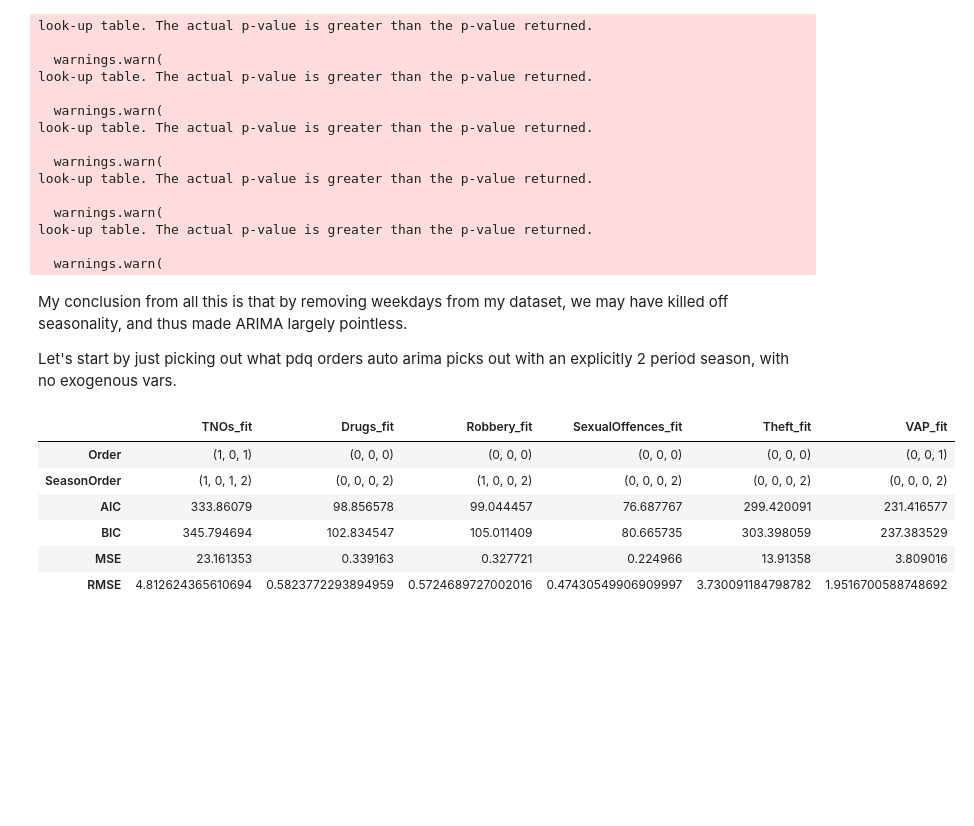
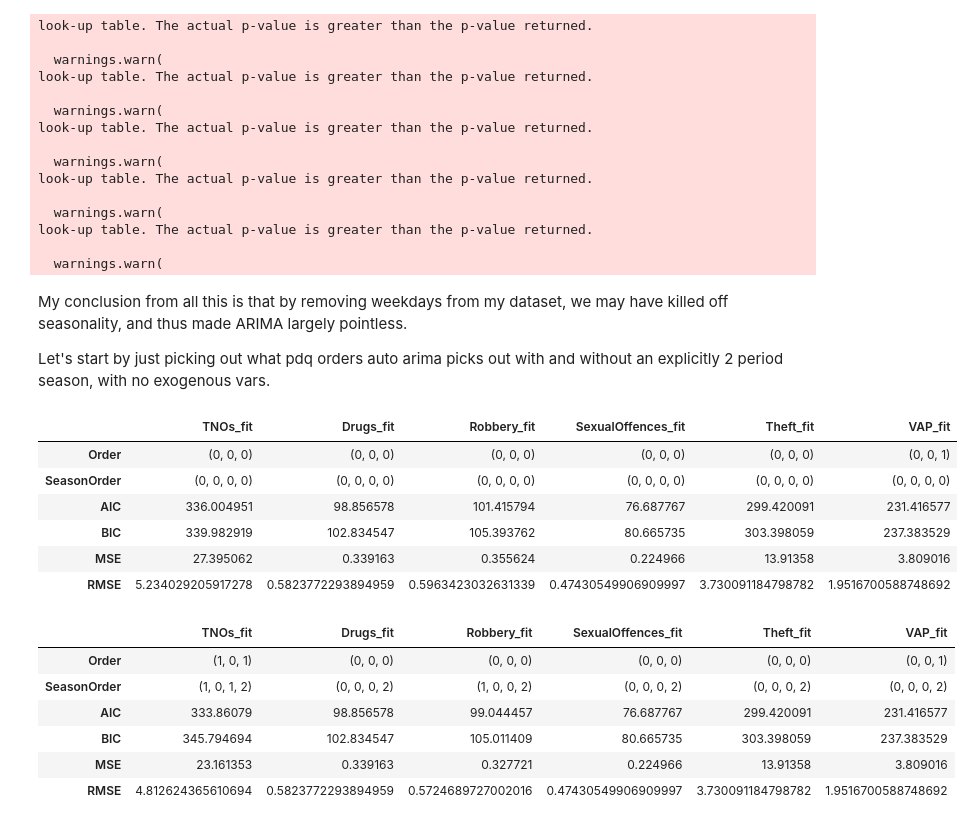
Before and after one commit to AndreasThinks/NTE_hotspot_policing, a Jupyter notebook: full.ipynb, the cells around one changed output. Cells and saved outputs as stored; diff of their text form; code cells hidden in the pictures; blank space fills up the shorter version.

```diff
--- a/full.ipynb
+++ b/full.ipynb
@@ -816,7 +816,32 @@ look-up table. The actual p-value is greater than the p-value returned.
 # %% [markdown]
 My conclusion from all this is that by removing weekdays from my dataset, we may have killed off seasonality, and thus made ARIMA largely pointless.
 
-Let's start by just picking out what pdq orders auto arima picks out with an explicitly 2 period season, with no exogenous vars.
+Let's start by just picking out what pdq orders auto arima picks out with and without an explicitly 2 period season, with no exogenous vars.
+# %%
+result_df = pd.DataFrame()
+crimes = ['TNOs', 'Drugs', 'Robbery', 'SexualOffences', 'Theft', 'VAP']
+
+#check fit for
+for crime in crimes:
+    auto = pm.auto_arima(combined[crime])
+    predictions = auto.predict_in_sample()
+    mse = mean_squared_error(combined[crime], predictions)
+    result_df.loc["Order", crime+"_fit"] = str(auto.to_dict()['order'])
+    result_df.loc["SeasonOrder", crime+"_fit"] = str(auto.to_dict()['seasonal_order'])
+    result_df.loc["AIC", crime+"_fit"] = auto.aic()
+    result_df.loc["BIC", crime+"_fit"] = auto.bic()
+    result_df.loc["MSE", crime+"_fit"] = mse
+    result_df.loc["RMSE", crime+"_fit"] = str(np.sqrt(mse))
+
+result_df
+# %% [output]
+|  | TNOs_fit | Drugs_fit | Robbery_fit | SexualOffences_fit | Theft_fit | VAP_fit |
+| Order | (0, 0, 0) | (0, 0, 0) | (0, 0, 0) | (0, 0, 0) | (0, 0, 0) | (0, 0, 1) |
+| SeasonOrder | (0, 0, 0, 0) | (0, 0, 0, 0) | (0, 0, 0, 0) | (0, 0, 0, 0) | (0, 0, 0, 0) | (0, 0, 0, 0) |
+| AIC | 336.004951 | 98.856578 | 101.415794 | 76.687767 | 299.420091 | 231.416577 |
+| BIC | 339.982919 | 102.834547 | 105.393762 | 80.665735 | 303.398059 | 237.383529 |
+| MSE | 27.395062 | 0.339163 | 0.355624 | 0.224966 | 13.91358 | 3.809016 |
+| RMSE | 5.234029205917278 | 0.5823772293894959 | 0.5963423032631339 | 0.47430549906909997 | 3.730091184798782 | 1.9516700588748692 |
 # %%
 result_df = pd.DataFrame()
 crimes = ['TNOs', 'Drugs', 'Robbery', 'SexualOffences', 'Theft', 'VAP']
```
